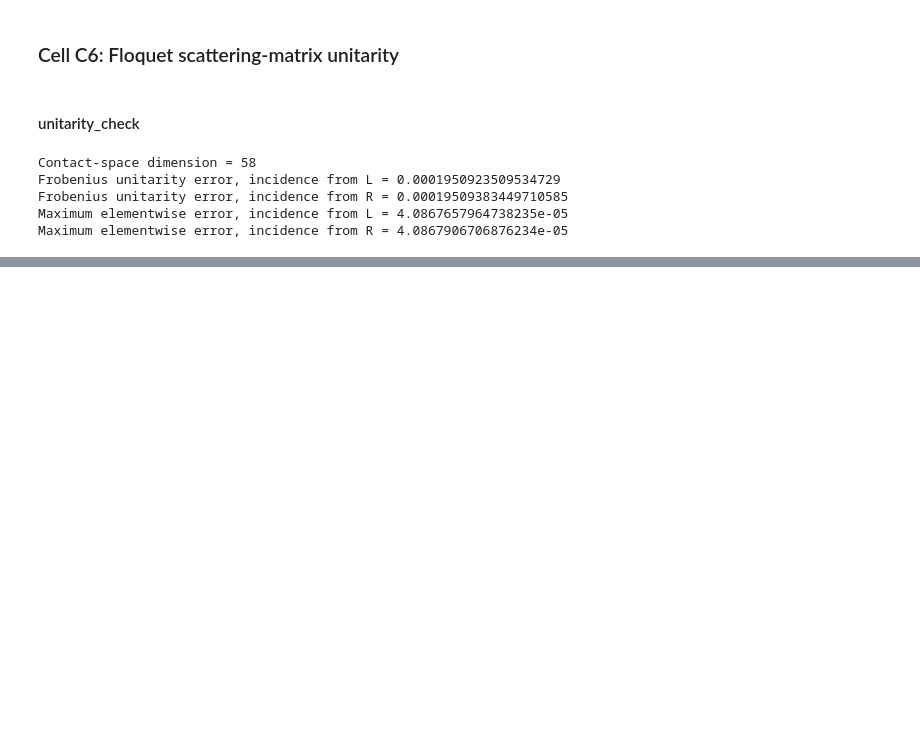
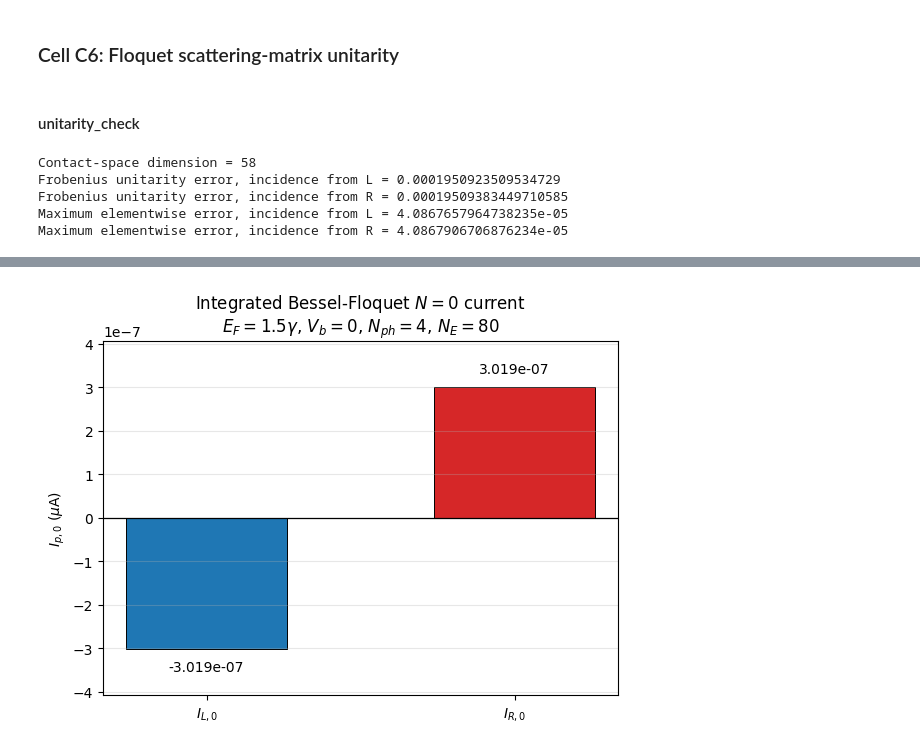
Before and after one commit to Jalil199/High_Harmonics, a Jupyter notebook: with-bessel-function.ipynb, the cells around one changed output, grey strips where cells are left out. Cells and saved outputs as stored; diff of their text form; code cells hidden in the pictures; blank space fills up the shorter version.

```diff
--- a/with-bessel-function.ipynb
+++ b/with-bessel-function.ipynb
@@ -2035,0 +2636,94 @@ Maximum elementwise error, incidence from R = 4.0867906706876234e-05
+# %%
+# ============================================================
+# Cell D9: Final integrated N=0 current plot
+# ============================================================
+
+fig, ax = plt.subplots(
+    figsize=(6.0, 4.6)
+)
+
+lead_labels = [
+    r"$I_{L,0}$",
+    r"$I_{R,0}$"
+]
+
+current_values = np.array([
+    I_L0_microamp,
+    I_R0_microamp
+])
+
+bars = ax.bar(
+    lead_labels,
+    current_values,
+    color=[
+        "tab:blue",
+        "tab:red"
+    ],
+    width=0.52,
+    edgecolor="black",
+    linewidth=0.7
+)
+
+ax.axhline(
+    0.0,
+    color="black",
+    linewidth=0.9
+)
+
+ax.set_ylabel(
+    r"$I_{p,0}$ ($\mu$A)"
+)
+
+ax.set_title(
+    rf"Integrated Bessel-Floquet $N=0$ current"
+    "\n"
+    rf"$E_F={EF_N0}\gamma$, "
+    rf"$V_b=0$, "
+    rf"$N_{{ph}}={Nph_N0}$, "
+    rf"$N_E={NE_N0}$"
+)
+
+ax.grid(
+    axis="y",
+    alpha=0.3
+)
+
+# Add numerical values above/below the bars
+offset = max(
+    np.max(np.abs(current_values)) * 0.08,
+    1e-12
+)
+
+for bar, value in zip(bars, current_values):
+
+    if value >= 0:
+        vertical_alignment = "bottom"
+        y_text = value + offset
+    else:
+        vertical_alignment = "top"
+        y_text = value - offset
+
+    ax.text(
+        bar.get_x() + bar.get_width() / 2,
+        y_text,
+        f"{value:.3e}",
+        ha="center",
+        va=vertical_alignment,
+        fontsize=10
+    )
+
+# Symmetric vertical axis
+current_scale = max(
+    np.max(np.abs(current_values)),
+    1e-12
+)
+
+ax.set_ylim(
+    -1.35 * current_scale,
+    1.35 * current_scale
+)
+
+plt.tight_layout()
+plt.show()
+# %% [output]
+[figure, added]
```
Also changed, not shown: parts of 60 cells of this notebook.
